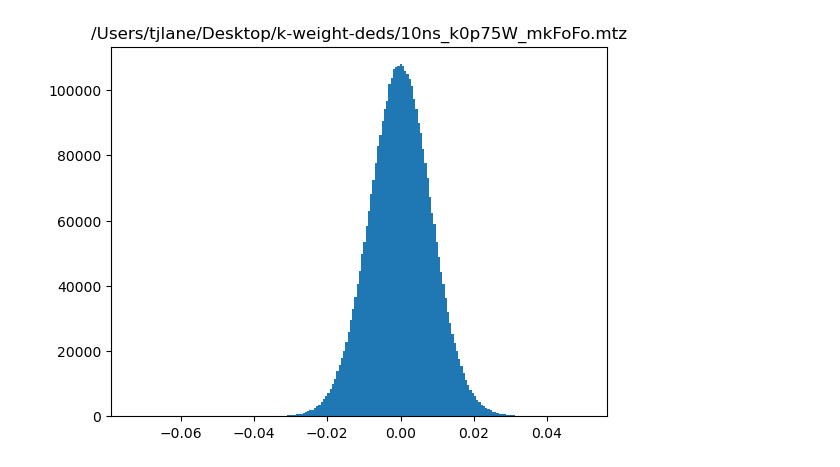
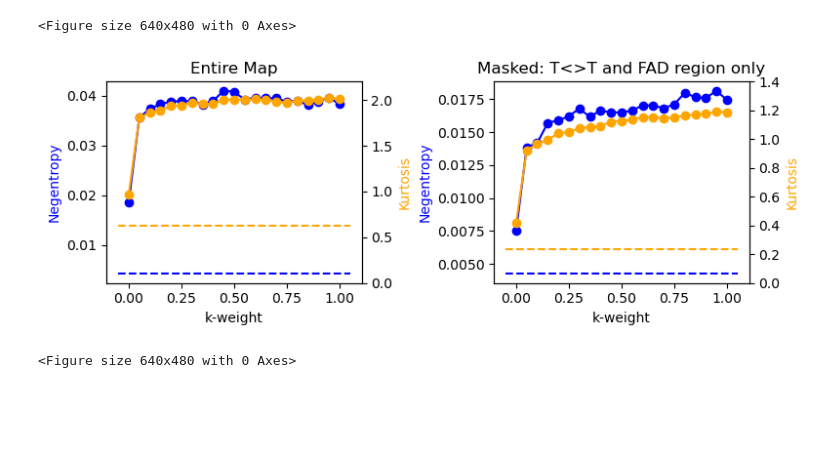
Before and after one commit to tjlane/mmcpd-p19638, a Jupyter notebook: kweight_opt.ipynb, the cells around one changed output. Drawn from its saved outputs; the diff is of its cells as text; code cells hidden in the pictures; blank space fills up the shorter version.

```diff
--- a/kweight_opt.ipynb
+++ b/kweight_opt.ipynb
@@ -88,9 +64,58 @@ plt.figure()
-# %%
-fn = k_weight_mtzs[-1]
-
-plt.figure()
-plt.hist(np.array(grid).flatten(), 200)
-plt.title(fn)
-plt.show()
-# %% [output]
-[figure, removed]
+# %%
+kwt_stats_masked = np.zeros((len(k_weight_mtzs) + 2, 3))
+
+kwt_stats_masked[0,:] = mtz_to_stats(no_weight_mtz, -0.1, 'FOFOWT', 'PHIFOFOWT', masked=True)
+kwt_stats_masked[1,:] = mtz_to_stats(q_weight_mtz, 0.0, 'QFOFOWT', 'PHIQFOFOWT', masked=True)
+
+for i,kw_mtz in enumerate(k_weight_mtzs):
+    g = re.search(r'10ns_k(\d+)p(\d+)W_mkFoFo.mtz', kw_mtz)
+    k_wt = float(g.group(1) + '.' +g.group(2))
+    kwt_stats_masked[i+2,:] = mtz_to_stats(kw_mtz, k_wt, masked=True)
+
+kwt_stats_masked = kwt_stats_masked[np.argsort(kwt_stats_masked[:,0]),:]
+# %%
+plt.figure(figsize=(8,3))
+plt.title('mask - TT region')
+
+ax = plt.subplot(121)
+ax.set_title('Entire Map')
+p1 = ax.plot(kwt_stats[1:,0], kwt_stats[1:,1], color='blue')
+ax.plot(kwt_stats[1:,0], kwt_stats[1:,1], 'o', color='blue')
+ax.hlines(kwt_stats_masked[0,1], -0.05, 1.05, linestyle='--', color='blue')
+
+plt.xlabel(r'k-weight')
+ax.set_ylabel('Negentropy', color='blue')
+
+ax2 = ax.twinx()
+p2 = ax2.plot(kwt_stats[1:,0], kwt_stats[1:,2], color='orange')
+ax2.plot(kwt_stats[1:,0], kwt_stats[1:,2], 'o', color='orange')
+ax2.set_ylabel('Kurtosis', color='orange')
+ax2.hlines(kwt_stats[0,2], -0.05, 1.05, linestyle='--', color='orange')
+ax2.set_ylim([0,2.2])
+
+ax = plt.subplot(122)
+ax.set_title('Masked: T<>T and FAD region only')
+p1 = ax.plot(kwt_stats_masked[1:,0], kwt_stats_masked[1:,1], color='blue')
+ax.plot(kwt_stats_masked[1:,0], kwt_stats_masked[1:,1], 'o', color='blue')
+ax.hlines(kwt_stats_masked[0,1], -0.05, 1.05, linestyle='--', color='blue')
+
+
+plt.xlabel(r'k-weight')
+ax.set_ylabel('Negentropy', color='blue')
+
+ax2 = ax.twinx()
+p2 = ax2.plot(kwt_stats_masked[1:,0], kwt_stats_masked[1:,2], color='orange')
+ax2.plot(kwt_stats_masked[1:,0], kwt_stats_masked[1:,2], 'o', color='orange')
+ax2.hlines(kwt_stats_masked[0,2], -0.05, 1.05, linestyle='--', color='orange')
+ax2.set_ylim([0,1.4])
+ax2.set_ylabel('Kurtosis', color='orange')
+
+plt.tight_layout()
+plt.savefig('k-weighting.pdf')
+plt.savefig('k-weighting.png')
+plt.savefig('k-weighting.eps')
+plt.figure()
+# %% [output]
+<Figure size 640x480 with 0 Axes>
+[figure, added]
+<Figure size 640x480 with 0 Axes>
```
Also changed, not shown: parts of 4 cells of this notebook.
